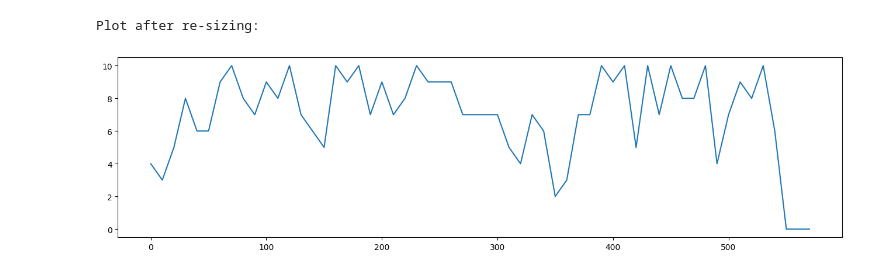
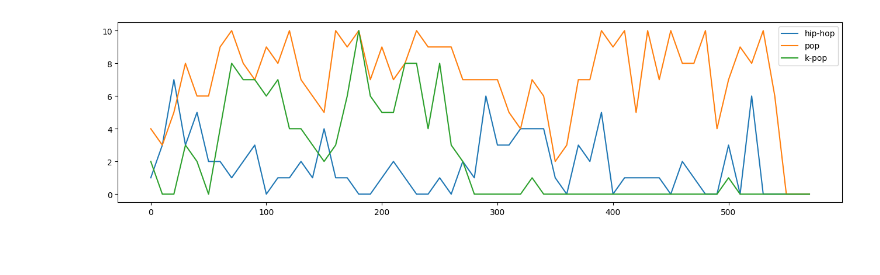
Before and after one commit to oddlyspaced/spotify-trend-analysis, a Jupyter notebook: analyse.ipynb, the cells around one changed output. Saved outputs shown, nothing was run; the diff lists cells and outputs as text; code cells hidden in the pictures.

Commit message:
generate graph for selected genres

```diff
--- a/analyse.ipynb
+++ b/analyse.ipynb
@@ -199,23 +204,27 @@ def count_true(data: list) -> int:
             count += 1
     return count
 
-pop_count = []
-pop_index = []
-for i in range(0, len(data), WINDOW_SIZE):
-    pop_index.append(i)
-    pop_count.append(count_true(mapped_genre_data['pop'][i:i + WINDOW_SIZE]))
+def calculate_genre_index_count(genre: str):
+    gen_count = []
+    gen_index = []
+    for i in range(0, len(data), WINDOW_SIZE):
+        gen_index.append(i)
+        gen_count.append(count_true(mapped_genre_data[genre][i:i + WINDOW_SIZE]))
+    return gen_index, gen_count
 # %%
 import matplotlib.pyplot as plt
 
+plot_genres = ["hip-hop", "pop", "k-pop"]
 
 # plotting a line plot after changing it's width and height
 f = plt.figure()
 f.set_figwidth(16)
 f.set_figheight(4)
 
-print("Plot after re-sizing: ")
-plt.plot(pop_index, pop_count)
+for gen in plot_genres:
+    pop_index, pop_count = calculate_genre_index_count(gen)
+    plt.plot(pop_index, pop_count, label=gen)
+plt.legend()
 plt.show()
 # %% [output]
-Plot after re-sizing:
-[figure, old version]
+[figure, new version]
```
Also changed, not shown: parts of 5 cells of this notebook.
